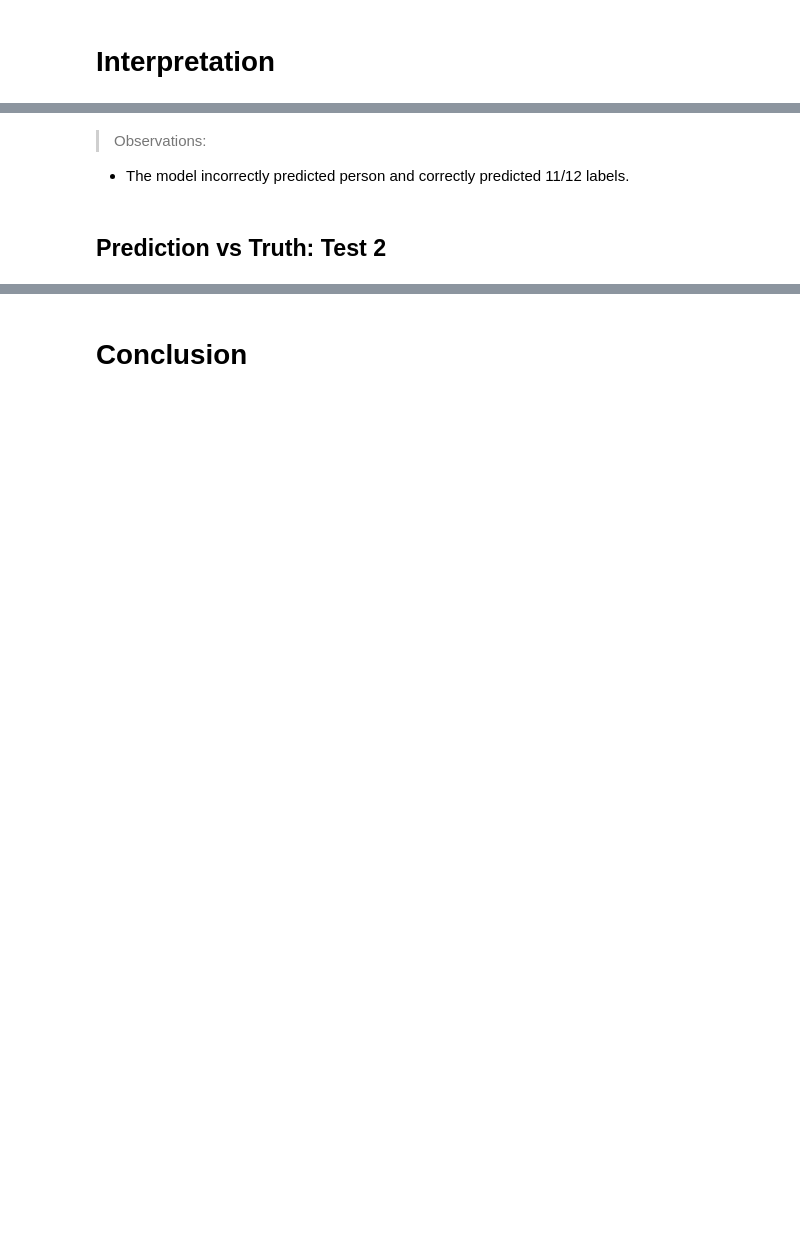
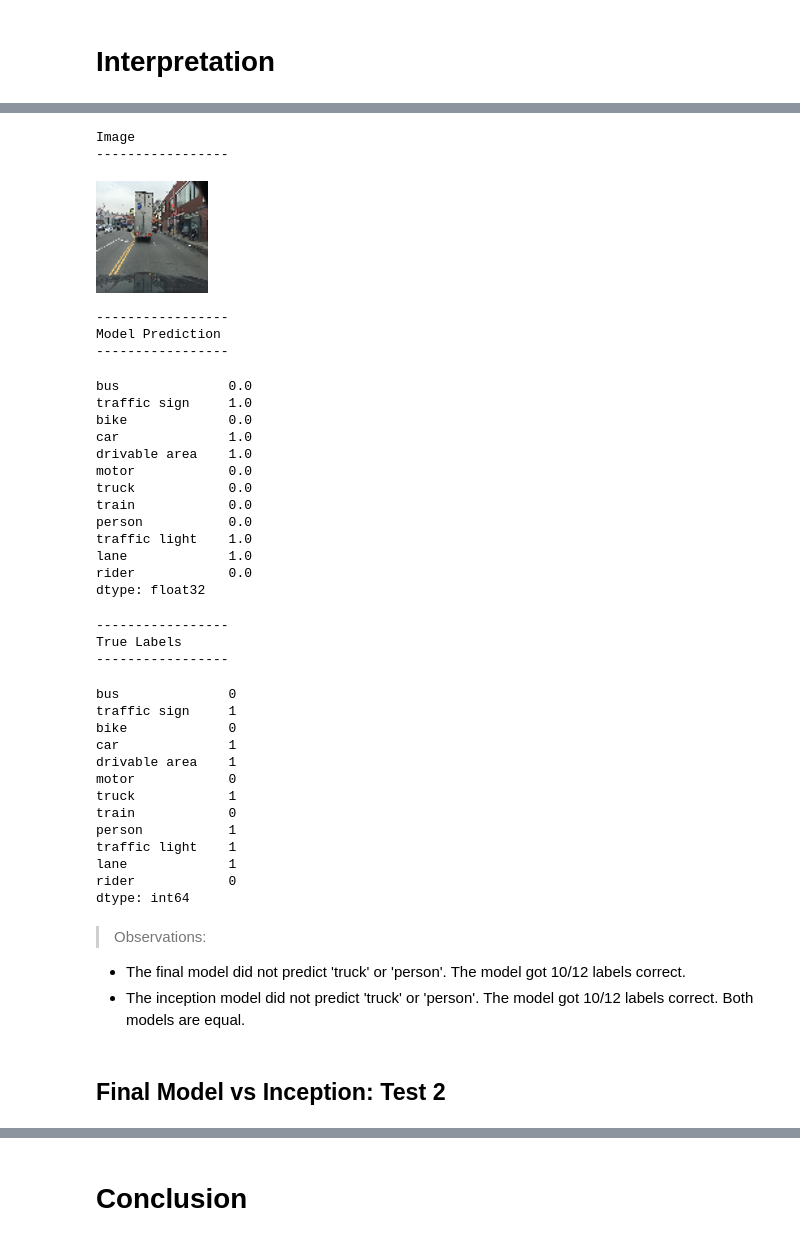
Before and after one commit to hpatel530/Image-Classification-for-Autonomous-Vehicles-, a Jupyter notebook: ImageClassification.ipynb, the cells around one changed output, grey strips where cells are left out. Drawn from its saved outputs; the diff is of its cells as text; code cells hidden in the pictures; blank space fills up the shorter version.

```diff
--- a/ImageClassification.ipynb
+++ b/ImageClassification.ipynb
@@ -2056,9 +2051,49 @@ motor            0
 dtype: int64
-# %% [markdown]
->Observations:
-* The model incorrectly predicted person and correctly predicted 11/12 labels.
+# %%
+#processing image through inception_model, comparing prediction vs true labels
+pred_vs_true(11234,inception_model)
+# %% [output]
+Image
+-----------------
+[figure, added]
+-----------------
+Model Prediction
+-----------------
+bus              0.0
+traffic sign     1.0
+bike             0.0
+car              1.0
+drivable area    1.0
+motor            0.0
+truck            0.0
+train            0.0
+person           0.0
+traffic light    1.0
+lane             1.0
+rider            0.0
+dtype: float32
+-----------------
+True Labels
+-----------------
+bus              0
+traffic sign     1
+bike             0
+car              1
+drivable area    1
+motor            0
+truck            1
+train            0
+person           1
+traffic light    1
+lane             1
+rider            0
+dtype: int64
+# %% [markdown]
+>Observations:
+* The final model did not predict 'truck' or  'person'. The model got 10/12 labels correct.
+* The inception model did not predict 'truck' or  'person'. The model got 10/12 labels correct. Both models are equal.
 # %% [markdown]
-## Prediction vs Truth: Test 2
+## Final Model vs Inception: Test 2
 # %%
 #processing image through final model, comparing prediction vs true labels
 pred_vs_true(2765, final_model)
```
Also changed, not shown: parts of 62 cells of this notebook.
